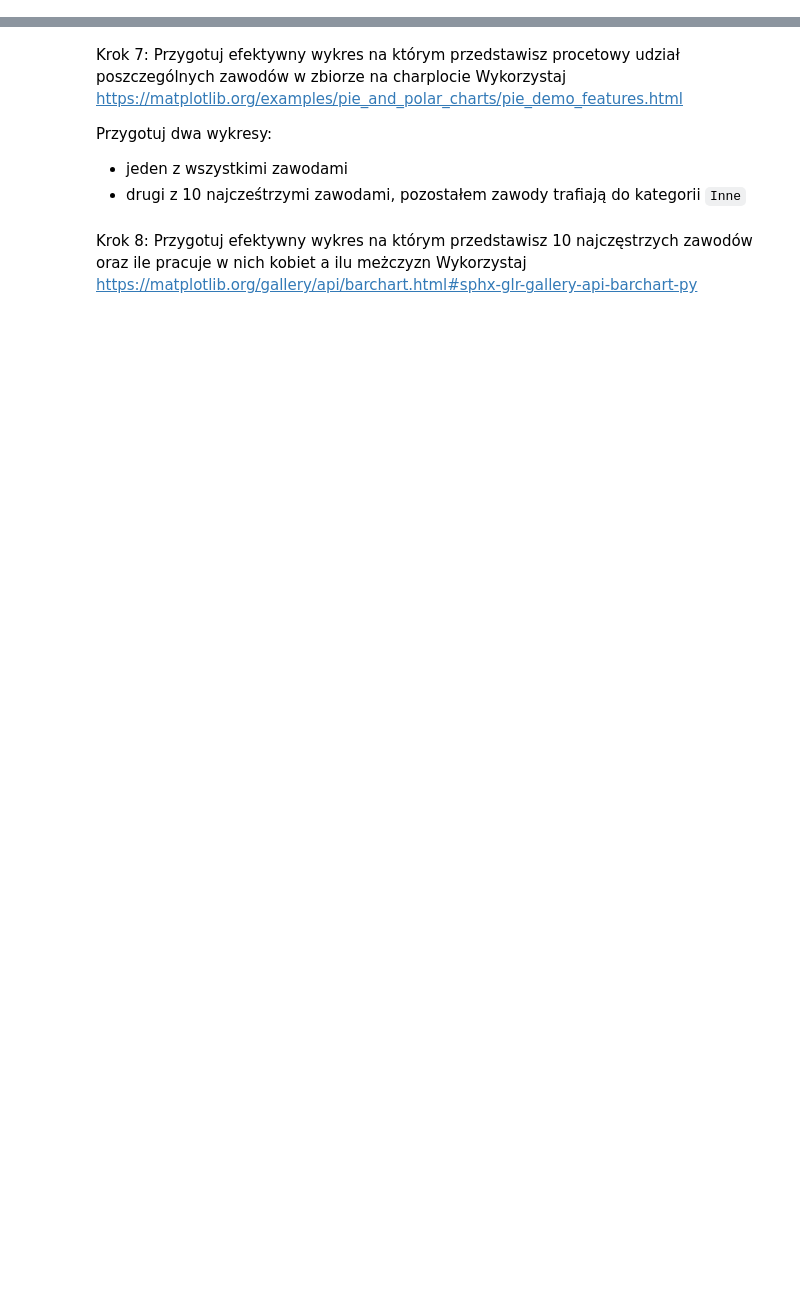
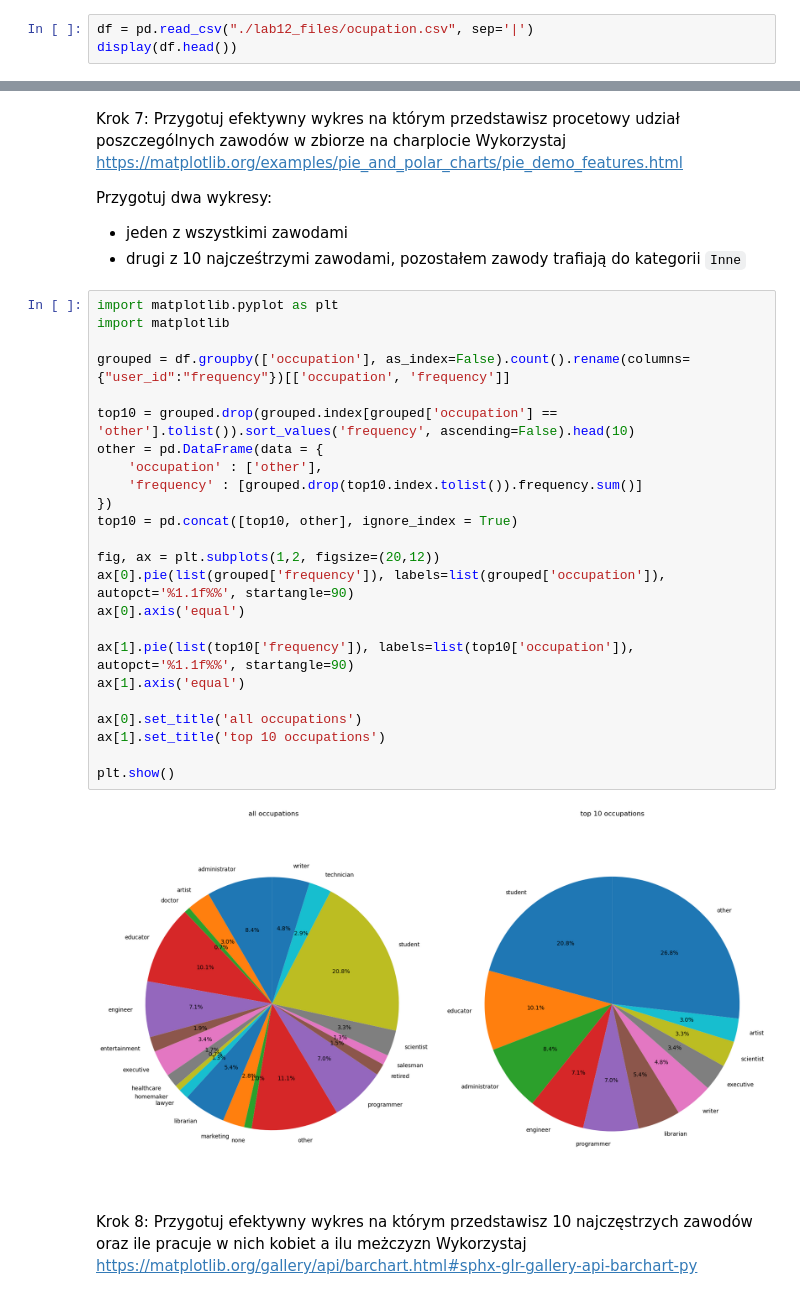
Before and after one commit to Oolcik/effective_python, a Jupyter notebook: lab12.ipynb, the cells around one changed output, grey strips where cells are left out. Cells and saved outputs as stored; diff of their text form; blank space fills up the shorter version.

```diff
--- a/lab12.ipynb
+++ b/lab12.ipynb
@@ -181,2 +183,5 @@ Name: Name, dtype: int64
 # %% [markdown]
 Krok 1: Wczytaj dane
+# %%
+df = pd.read_csv("./lab12_files/ocupation.csv", sep='|')
+display(df.head())
@@ -197,6 +262,32 @@ Wykorzystaj https://matplotlib.org/examples/pie_and_polar_charts/pie_demo_featur
 Przygotuj dwa wykresy:
 - jeden z wszystkimi zawodami
 - drugi z 10 najcześtrzymi zawodami, pozostałem zawody trafiają do kategorii `Inne`
+# %%
+import matplotlib.pyplot as plt
+import matplotlib
+
+grouped = df.groupby(['occupation'], as_index=False).count().rename(columns={"user_id":"frequency"})[['occupation', 'frequency']]
+
+top10 = grouped.drop(grouped.index[grouped['occupation'] == 'other'].tolist()).sort_values('frequency', ascending=False).head(10)
+other = pd.DataFrame(data = {
+    'occupation' : ['other'],
+    'frequency' : [grouped.drop(top10.index.tolist()).frequency.sum()]
+})
+top10 = pd.concat([top10, other], ignore_index = True)
+
+fig, ax = plt.subplots(1,2, figsize=(20,12))
+ax[0].pie(list(grouped['frequency']), labels=list(grouped['occupation']), autopct='%1.1f%%', startangle=90)
+ax[0].axis('equal')
+
+ax[1].pie(list(top10['frequency']), labels=list(top10['occupation']), autopct='%1.1f%%', startangle=90)
+ax[1].axis('equal')
+
+ax[0].set_title('all occupations')
+ax[1].set_title('top 10 occupations')
+
+plt.show()
+# %% [output]
+[figure, added]
 # %% [markdown]
 Krok 8: Przygotuj efektywny wykres na którym przedstawisz 10 najczęstrzych zawodów oraz ile pracuje w nich kobiet a ilu meżczyzn
 Wykorzystaj https://matplotlib.org/gallery/api/barchart.html#sphx-glr-gallery-api-barchart-py
```
Also changed, not shown: parts of 13 cells of this notebook.
